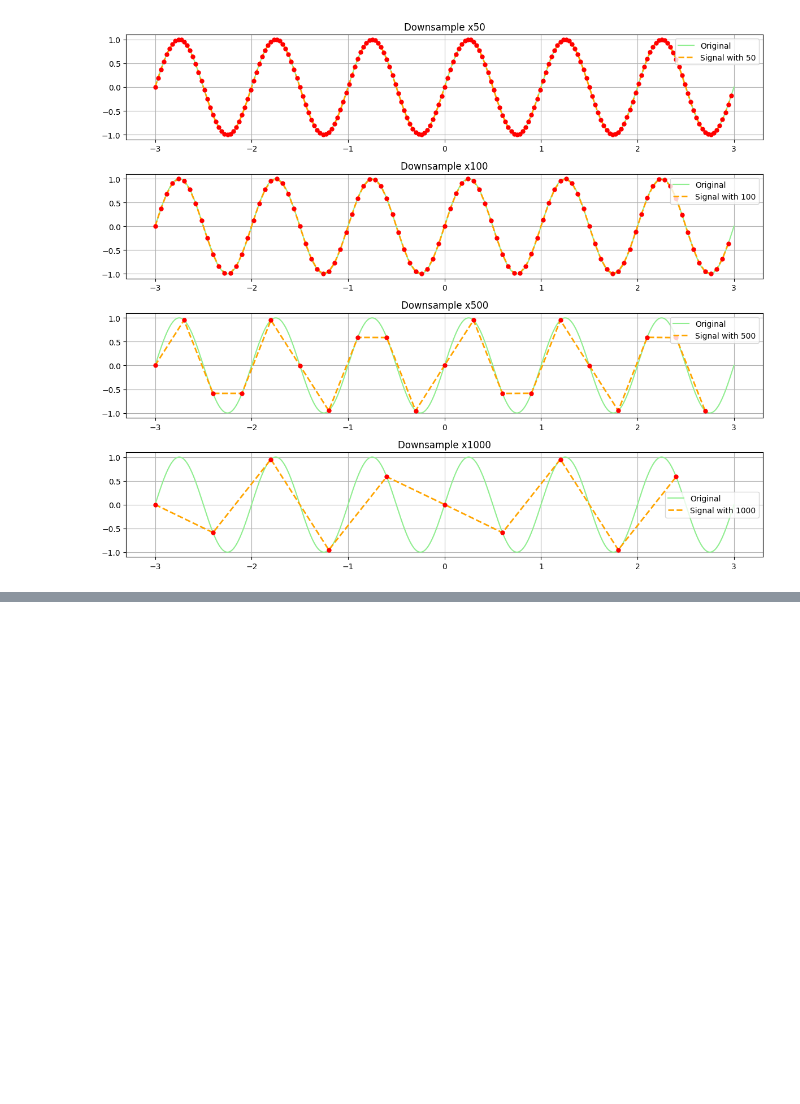
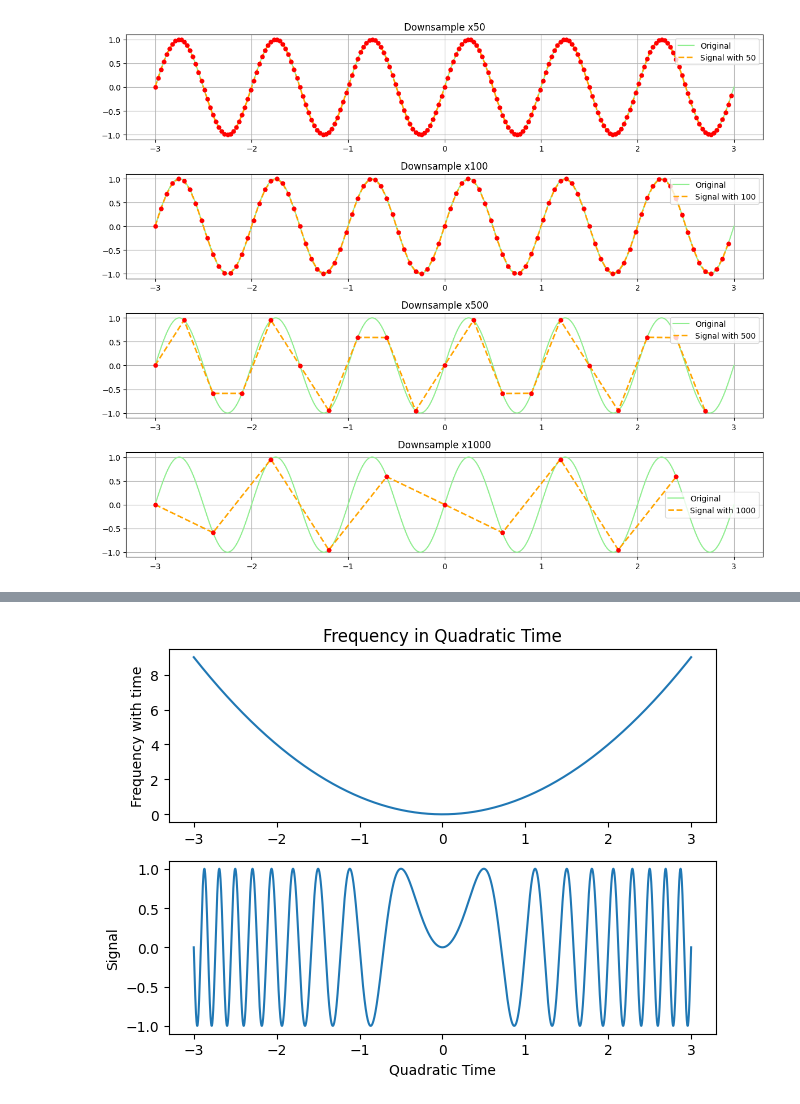
Before and after one commit to WuiiiGithub/Learn, a Jupyter notebook: ai/learnings/signals/lessons/module1.ipynb, the cells around one changed output, grey strips where cells are left out. Saved outputs shown, nothing was run; the diff lists cells and outputs as text; code cells hidden in the pictures; blank space fills up the shorter version.

```diff
--- a/ai/learnings/signals/lessons/module1.ipynb
+++ b/ai/learnings/signals/lessons/module1.ipynb
@@ -160,0 +186,23 @@ plt.show()
+# %%
+quadratic_time_func = lambda a,b,c=0: a*time**2 + b*time + c
+
+plt.subplot(2, 1, 1)
+plt.plot(
+    time,
+    quadratic_time_func(1, 0)
+)
+plt.title("Frequency in Quadratic Time")
+plt.ylabel("Frequency with time")
+
+plt.subplot(2, 1, 2)
+plt.plot(
+    time,
+    np.sin(2 * np.pi * quadratic_time_func(1, 0))
+)
+plt.xlabel("Quadratic Time")
+plt.ylabel("Signal")
+
+plt.tight_layout()
+plt.show()
+# %% [output]
+[figure, added]
```
Also changed, not shown: parts of 12 cells of this notebook, 1 other file.
